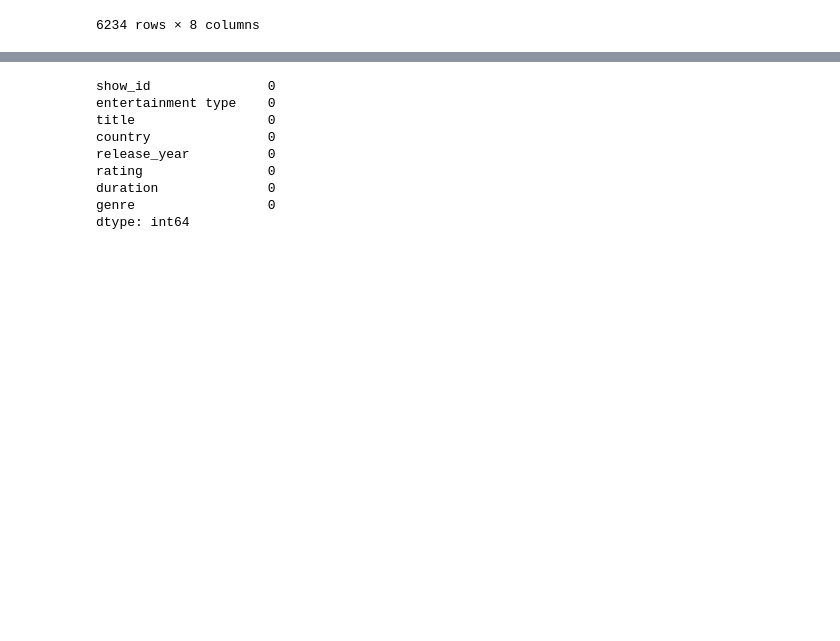
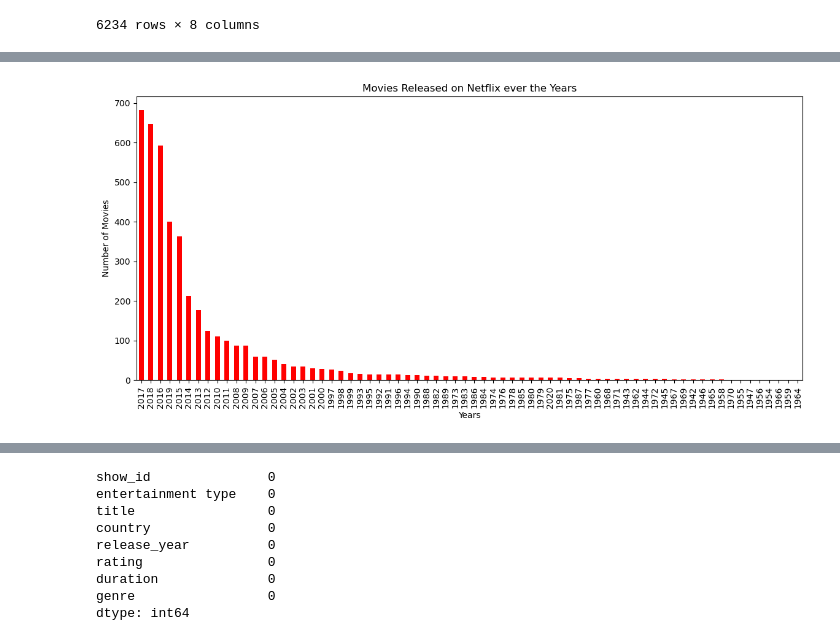
Before and after one commit to guptga/NetFlix-Movies-and-TV-Shows-Analysis, a Jupyter notebook: Netflix Data Analysis .ipynb, the cells around one changed output, grey strips where cells are left out. Saved outputs shown, nothing was run; the diff lists cells and outputs as text; code cells hidden in the pictures; blank space fills up the shorter version.

```diff
--- a/Netflix Data Analysis .ipynb
+++ b/Netflix Data Analysis .ipynb
@@ -171,0 +195,11 @@ netflix_data_df
+# %%
+
+plt.figure(figsize=(14,6))
+netflix_data_df[netflix_data_df["entertainment type"]=="Movie"]["release_year"].value_counts().plot(kind="bar",color="Red")
+plt.title("Movies Released on Netflix ever the Years")
+plt.xlabel("Years")
+plt.ylabel("Number of Movies")
+
+plt.show()
+# %% [output]
+[figure, added]
```
Also changed, not shown: parts of 8 cells of this notebook.
